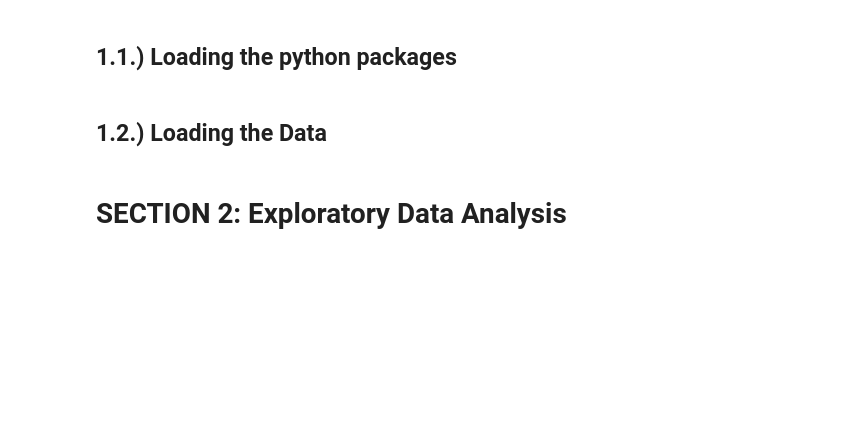
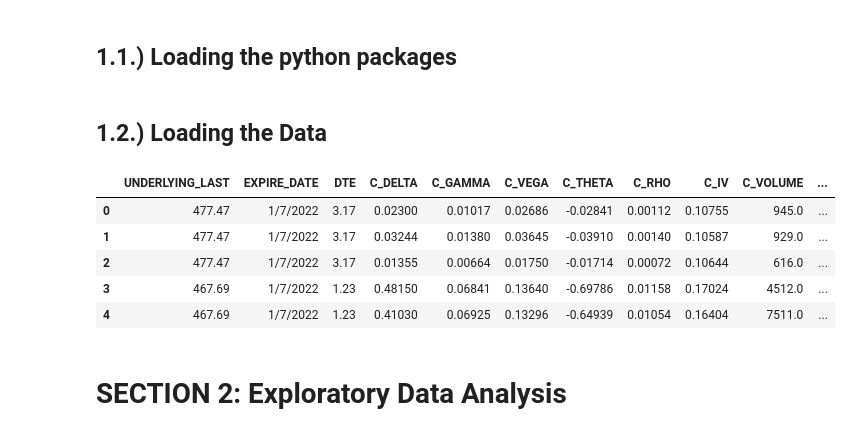
Before and after one commit to aarch23/OptYx, a Jupyter notebook: Part1/optyx_xgboost.ipynb, the cells around one changed output. Saved outputs shown, nothing was run; the diff lists cells and outputs as text; code cells hidden in the pictures; blank space fills up the shorter version.

```diff
--- a/Part1/optyx_xgboost.ipynb
+++ b/Part1/optyx_xgboost.ipynb
@@ -57,7 +51,20 @@ warnings.filterwarnings('ignore')
 # %% [markdown]
 ## 1.2.) Loading the Data
 # %%
-#Import options info
+#Import call options info
+
+df = pd.read_csv(
+    Path("../Resources/spycallsV4.csv")
+)
+# %%
+df.head()
+# %% [output]
+|  | UNDERLYING_LAST | EXPIRE_DATE | DTE | C_DELTA | C_GAMMA | C_VEGA | C_THETA | C_RHO | C_IV | C_VOLUME | ... |
+| 0 | 477.47 | 1/7/2022 | 3.17 | 0.02300 | 0.01017 | 0.02686 | -0.02841 | 0.00112 | 0.10755 | 945.0 | ... |
+| 1 | 477.47 | 1/7/2022 | 3.17 | 0.03244 | 0.01380 | 0.03645 | -0.03910 | 0.00140 | 0.10587 | 929.0 | ... |
+| 2 | 477.47 | 1/7/2022 | 3.17 | 0.01355 | 0.00664 | 0.01750 | -0.01714 | 0.00072 | 0.10644 | 616.0 | ... |
+| 3 | 467.69 | 1/7/2022 | 1.23 | 0.48150 | 0.06841 | 0.13640 | -0.69786 | 0.01158 | 0.17024 | 4512.0 | ... |
+| 4 | 467.69 | 1/7/2022 | 1.23 | 0.41030 | 0.06925 | 0.13296 | -0.64939 | 0.01054 | 0.16404 | 7511.0 | ... |
 # %%
 #Import further features
 # %%
```
Also changed, not shown: parts of 13 cells of this notebook.
